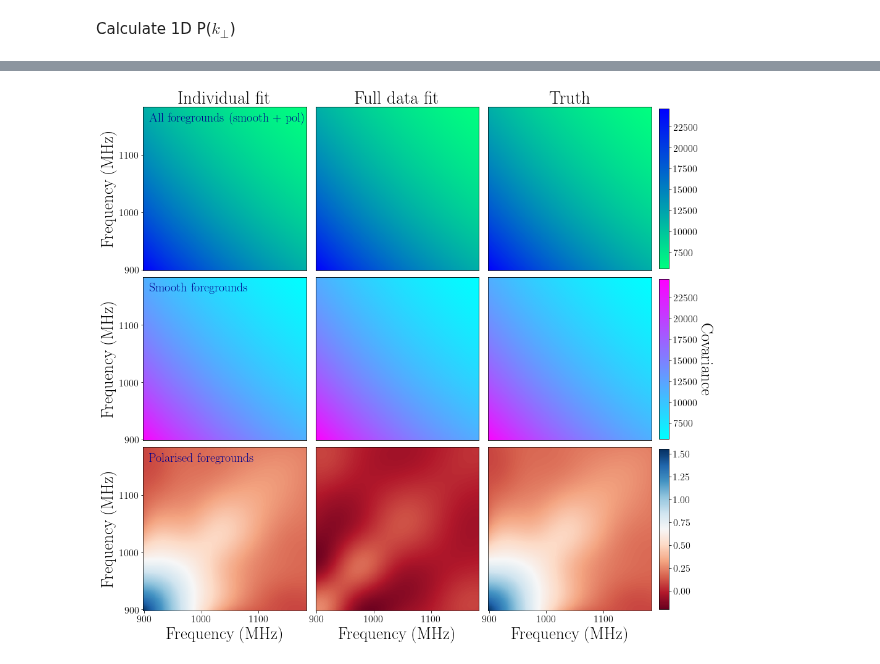
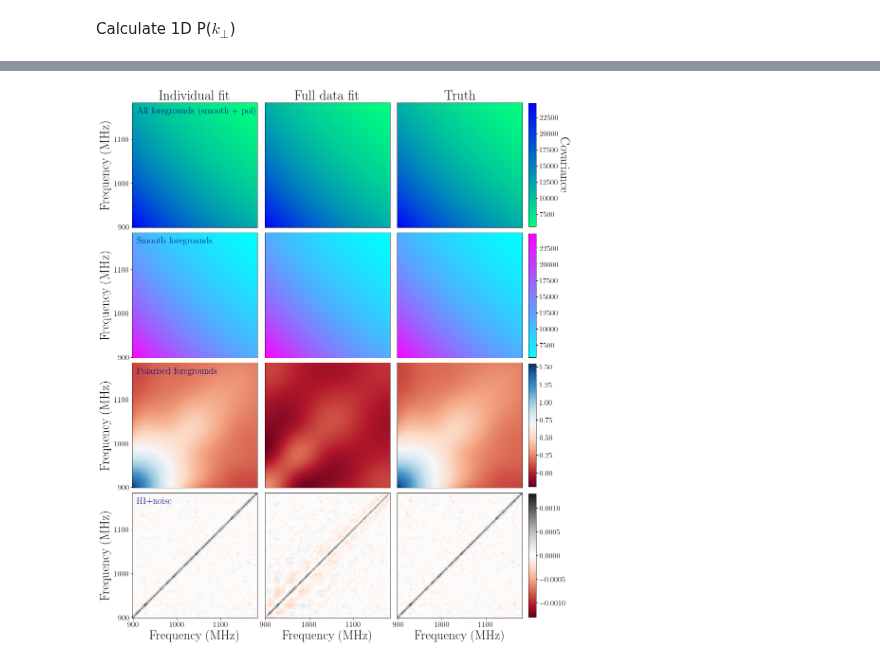
Before and after one commit to paulassoares/gpr4im, a Jupyter notebook: Jupyter Notebooks/Reproducible paper plots/With polarisation.ipynb, the cells around one changed output, grey strips where cells are left out. Cells and saved outputs as stored; diff of their text form; code cells hidden in the pictures.

Commit message:
updated figures to match version accepted by MNRAS

```diff
--- a/Jupyter Notebooks/Reproducible paper plots/With polarisation.ipynb
+++ b/Jupyter Notebooks/Reproducible paper plots/With polarisation.ipynb
@@ -262,7 +261,7 @@ ax4.scatter(kpar, 100*(PCA7_pk_para - HI_pk_para)/HI_pk_para, marker='s', s=60,
 ax4.scatter(kpar, 100*(PCA6_pk_para - HI_pk_para)/HI_pk_para, marker='v', s=90, edgecolor='r', facecolor='none', lw=2)
 ax4.scatter(kpar, 100*(GPR_pk_para - HI_pk_para)/HI_pk_para, s=90, marker='o', edgecolor='limegreen', facecolor='none', lw=2)
 ax4.axvline(kpar[1], c='hotpink')
-ax4.set_ylim(-10,2)
+ax4.set_ylim(-10,10)
 ax4.set_xscale('log')
 ax4.set_xlabel('$k_\parallel$ [$h$/Mpc]', fontsize=20)
 ax4.set_ylabel('\% residual', fontsize=20)
@@ -297,12 +296,14 @@ FGpol_data = data.beam.foregrounds.pleak
 C_FGnopol = np.cov(obs.LoSpixels(FGnopol_data, mean_center=True))
 C_FGwpol = np.cov(obs.LoSpixels(FGwpol_data, mean_center=True))
 C_FGpol = np.cov(obs.LoSpixels(FGpol_data, mean_center=True))
+C_HInoise = np.cov(obs.LoSpixels(HI_noise_data, mean_center=True))
 # %%
-# Choose your kernels, one for FG and one for HI signal
+# extracting best fit kernels:
 kern_smooth = GPy.kern.RBF(1, variance = multinest.rbf1_var, lengthscale = multinest.rbf1_len)
 kern_pol = GPy.kern.RBF(1, variance = multinest.rbf2_var, lengthscale = multinest.rbf2_len)
+kern_HInoise = GPy.kern.Exponential(1, variance = multinest.exp_var, lengthscale = multinest.exp_len)
 
-# this extracts the foreground fit:
+# extracting the signal predictions (fits):
 fgfit_nopol, fgcov_nopol = gpr_result.model.predict(freqs[:, np.newaxis], full_cov=True, kern=kern_smooth,
         include_likelihood=False)
 cov_nopol = np.cov(fgfit_nopol)
@@ -314,6 +315,10 @@ cov_pol = np.cov(fgfit_pol)
 fgfit_wpol, fgcov_wpol = gpr_result.model.predict(freqs[:, np.newaxis], full_cov=True, kern=kern_smooth+kern_pol,
         include_likelihood=False)
 cov_wpol = np.cov(fgfit_wpol)
+
+HInoisefit, HInoisecov = gpr_result.model.predict(freqs[:, np.newaxis], full_cov=True, kern=kern_HInoise,
+        include_likelihood=False)
+cov_HInoise = np.cov(HInoisefit)
 # %%
 gpr_result_nopol_true = fg.GPRfit(FGnopol_data, freqs, kern_smooth, num_restarts=0, NprePCA=0,
                                         noise_data=None, heteroscedastic=False, zero_noise=True, invert=False)
@@ -329,8 +334,14 @@ gpr_result_wpol_true = fg.GPRfit(FGwpol_data, freqs, kern_smooth+kern_pol, num_r
                                         noise_data=None, heteroscedastic=False, zero_noise=True, invert=False)
 fit_wpol_true = obs.LoSpixels(gpr_result_wpol_true.fit, mean_center=False)
 cov_wpol_true = np.cov(fit_wpol_true)
+
+gpr_result_HInoise_true = fg.GPRfit(HI_noise_data, freqs, kern_HInoise, num_restarts=0, NprePCA=0,
+                                        noise_data=None, heteroscedastic=False, zero_noise=True, invert=False)
+fit_HInoise_true = obs.LoSpixels(gpr_result_HInoise_true.fit, mean_center=False)
+cov_HInoise_true = np.cov(fit_HInoise_true)
 # %%
-fig, ((ax1, ax2, ax3), (ax4, ax5, ax6), (ax7, ax8, ax9)) = plt.subplots(nrows=3, ncols=3, figsize=(15,15))
+fig, ((ax1, ax2, ax3), (ax4, ax5, ax6), (ax7, ax8, ax9), (ax10, ax11, ax12)) = plt.subplots(nrows=4,
+                                                                                            ncols=3, figsize=(15,20))
 fig.subplots_adjust(hspace=0.05, wspace=0.005)
 
 pos1 = ax1.imshow(cov_wpol_true, interpolation='nearest', origin='lower', cmap='winter_r', vmin=5560, vmax=24700)
@@ -341,7 +352,7 @@ ax1.set_xticks([])
 ax1.set_title('Individual fit', fontsize=29)
 ax1.set_ylabel('Frequency (MHz)', fontsize=27)
 
-pos = ax2.imshow(cov_wpol, interpolation='nearest', origin='lower', cmap='winter_r', vmin=5560, vmax=24700)
+pos2 = ax2.imshow(cov_wpol, interpolation='nearest', origin='lower', cmap='winter_r', vmin=5560, vmax=24700)
 ax2.set_title('Full data fit', fontsize=29)
 ax2.set_yticks([])
 ax2.set_xticks([])
@@ -357,51 +368,69 @@ ax4.set_yticks([1, 101, 201])
 ax4.set_yticklabels([900, 1000, 1100])
 ax4.set_xticks([])
 ax4.set_ylabel('Frequency (MHz)', fontsize=27)
 
-pos = ax5.imshow(cov_nopol, interpolation='nearest', origin='lower', cmap='cool', vmin=5560, vmax=24700)
+pos5 = ax5.imshow(cov_nopol, interpolation='nearest', origin='lower', cmap='cool', vmin=5560, vmax=24700)
 ax5.set_yticks([])
 ax5.set_xticks([])
 
-pos = ax6.imshow(C_FGnopol, interpolation='nearest', origin='lower', cmap='cool', vmin=5560, vmax=24700)
+pos6 = ax6.imshow(C_FGnopol, interpolation='nearest', origin='lower', cmap='cool', vmin=5560, vmax=24700)
 ax6.set_xticks([])
 ax6.set_yticks([])
-ax6.set_yticks([])
 
-pos = ax7.imshow(cov_pol_true, interpolation='nearest', origin='lower', cmap='RdBu', vmin=-0.2, vmax=1.55)
+pos7 = ax7.imshow(cov_pol_true, interpolation='nearest', origin='lower', cmap='RdBu', vmin=-0.2, vmax=1.55)
 ax7.text(10, 260, 'Polarised foregrounds', c='darkblue', fontsize=20)
-ax7.set_xticks([1, 101, 201])
-ax7.set_xticklabels([900, 1000, 1100])
+ax7.set_xticks([])
 ax7.set_yticks([1, 101, 201])
 ax7.set_yticklabels([900, 1000, 1100])
-ax7.set_xlabel('Frequency (MHz)', fontsize=27)
 ax7.set_ylabel('Frequency (MHz)', fontsize=27)
 
-pos = ax8.imshow(cov_pol, interpolation='nearest', origin='lower', cmap='RdBu', vmin=-0.2, vmax=1.55)
-ax8.set_xticks([1, 101, 201])
-ax8.set_xticklabels([900, 1000, 1100])
+pos8 = ax8.imshow(cov_pol, interpolation='nearest', origin='lower', cmap='RdBu', vmin=-0.2, vmax=1.55)
+ax8.set_xticks([])
 ax8.set_yticks([])
-ax8.set_xlabel('Frequency (MHz)', fontsize=27)
 
 pos9 = ax9.imshow(C_FGpol, interpolation='nearest', origin='lower', cmap='RdBu', vmin=-0.2, vmax=1.55)
-ax9.set_xticks([1, 101, 201])
-ax9.set_xticklabels([900, 1000, 1100])
+ax9.set_xticks([])
 ax9.set_yticks([])
-ax9.set_xlabel('Frequency (MHz)', fontsize=27)
+
+pos10 = ax10.imshow(cov_HInoise_true, interpolation='nearest', origin='lower', cmap='RdGy', vmin=-0.0013, vmax=0.0013)
+ax10.text(10, 260, 'HI+noise', c='darkblue', fontsize=20)
+ax10.set_yticks([1, 101, 201])
+ax10.set_yticklabels([900, 1000, 1100])
+ax10.set_xticks([1, 101, 201])
+ax10.set_xticklabels([900, 1000, 1100])
+ax10.set_ylabel('Frequency (MHz)', fontsize=27)
+ax10.set_xlabel('Frequency (MHz)', fontsize=27)
+
+pos11 = ax11.imshow(cov_HInoise, interpolation='nearest', origin='lower', cmap='RdGy', vmin=-0.0013, vmax=0.0013)
+ax11.set_yticks([])
+ax11.set_xticks([1, 101, 201])
+ax11.set_xticklabels([900, 1000, 1100])
+ax11.set_xlabel('Frequency (MHz)', fontsize=27)
+
+pos12 = ax12.imshow(C_HInoise, interpolation='nearest', origin='lower', cmap='RdGy', vmin=-0.0013, vmax=0.0013)
+ax12.set_xticks([1, 101, 201])
+ax12.set_xticklabels([900, 1000, 1100])
+ax12.set_yticks([])
+ax12.set_xlabel('Frequency (MHz)', fontsize=27)
 
 plt.subplots_adjust(hspace=0.04)
-cax = plt.axes([0.905, 0.382, 0.015, 0.24])
-cbar = plt.colorbar(pos4, cax=cax)
+cax = plt.axes([0.905, 0.6982, 0.0152, 0.181])
+cbar = plt.colorbar(pos3, cax=cax)
 cbar.ax.set_ylabel(r'Covariance', rotation=270, fontsize=27)
 cbar.ax.get_yaxis().labelpad = 25
 
-cax2 = plt.axes([0.905, 0.127, 0.0152, 0.24])
-cbar2 = plt.colorbar(pos9, cax=cax2)
+cax2 = plt.axes([0.905, 0.5067, 0.0152, 0.181])
+cbar2 = plt.colorbar(pos6, cax=cax2)
 cbar2.ax.get_yaxis().labelpad = 25
 
-cax3 = plt.axes([0.905, 0.638, 0.0152, 0.24])
-cbar3 = plt.colorbar(pos3, cax=cax3)
+cax3 = plt.axes([0.905, 0.317, 0.0152, 0.181])
+cbar3 = plt.colorbar(pos9, cax=cax3)
 cbar3.ax.get_yaxis().labelpad = 25
 
+cax4 = plt.axes([0.905, 0.126, 0.0152, 0.181])
+cbar4 = plt.colorbar(pos12, cax=cax4)
+cbar4.ax.get_yaxis().labelpad = 25
+
 #plt.savefig('figs/fg_covs', dpi=300, bbox_inches="tight")
 # %% [output]
-[figure, old version]
+[figure, new version]
```
Also changed, not shown: parts of 5 cells of this notebook, 4 other files.
